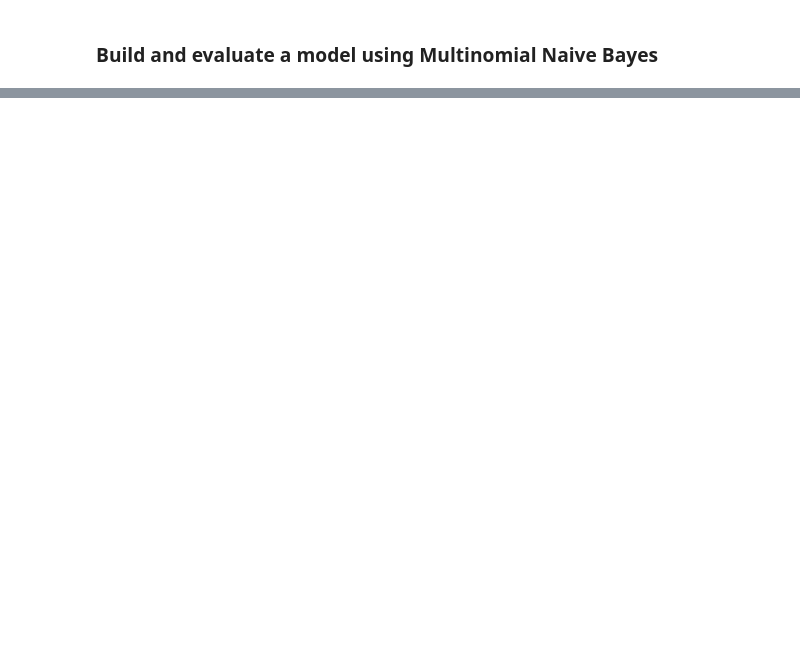
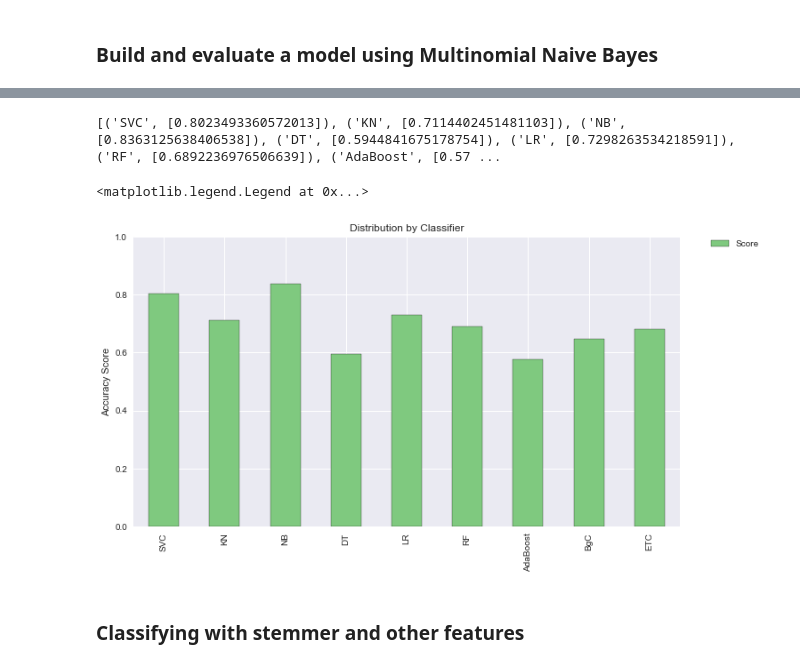
Before and after one commit to moshfiqur/blistering-barnacles, a Jupyter notebook: spooky_author_detection/spooky_author_detection.ipynb, the cells around one changed output, grey strips where cells are left out. Cells and saved outputs as stored; diff of their text form; code cells hidden in the pictures; blank space fills up the shorter version.

```diff
--- a/spooky_author_detection/spooky_author_detection.ipynb
+++ b/spooky_author_detection/spooky_author_detection.ipynb
@@ -124,0 +180,38 @@ array([2, 2, 0, ..., 1, 0, 0])
+# %%
+svc = SVC(kernel='sigmoid', gamma=1.0)
+knc = KNeighborsClassifier(n_neighbors=49)
+mnb = MultinomialNB(alpha=0.2)
+dtc = DecisionTreeClassifier(min_samples_split=7, random_state=111)
+lrc = LogisticRegression(solver='liblinear', penalty='l1')
+rfc = RandomForestClassifier(n_estimators=31, random_state=111)
+abc = AdaBoostClassifier(n_estimators=62, random_state=111)
+bc = BaggingClassifier(n_estimators=9, random_state=111)
+etc = ExtraTreesClassifier(n_estimators=9, random_state=111)
+# %%
+clfs = {'SVC' : svc,'KN' : knc, 'NB': mnb, 'DT': dtc, 'LR': lrc, 'RF': rfc, 'AdaBoost': abc, 'BgC': bc, 'ETC': etc}
+# %%
+def train_classifier(clf, X_train, y_train):
+    clf.fit(X_train, y_train)
+# %%
+pred_scores = []
+for k, v in clfs.items():
+    train_classifier(v, X_train, y_train)
+    pred = predict_labels(v, X_test)
+    pred_scores.append((k, [accuracy_score(y_test, pred)]))
+
+print(pred_scores)
+# %% [output]
+[('SVC', [0.8023493360572013]), ('KN', [0.7114402451481103]), ('NB', [0.8363125638406538]), ('DT', [0.5944841675178754]), ('LR', [0.7298263534218591]), ('RF', [0.6892236976506639]), ('AdaBoost', [0.57 ...
+# %%
+df_plot1 = pd.DataFrame.from_items(pred_scores,orient='index', columns=['Score'])
+
+df_plot1.plot(kind='bar', ylim=(0.0,1.0), figsize=(11,6), align='center', colormap="Accent")
+plt.xticks(np.arange(9), df_plot1.index)
+plt.ylabel('Accuracy Score')
+plt.title('Distribution by Classifier')
+plt.legend(bbox_to_anchor=(1.05, 1), loc=2, borderaxespad=0.)
+# %% [output]
+<matplotlib.legend.Legend at 0x...>
+[figure, added]
+# %% [markdown]
+### Classifying with stemmer and other features
```
Also changed, not shown: parts of 43 cells of this notebook.
